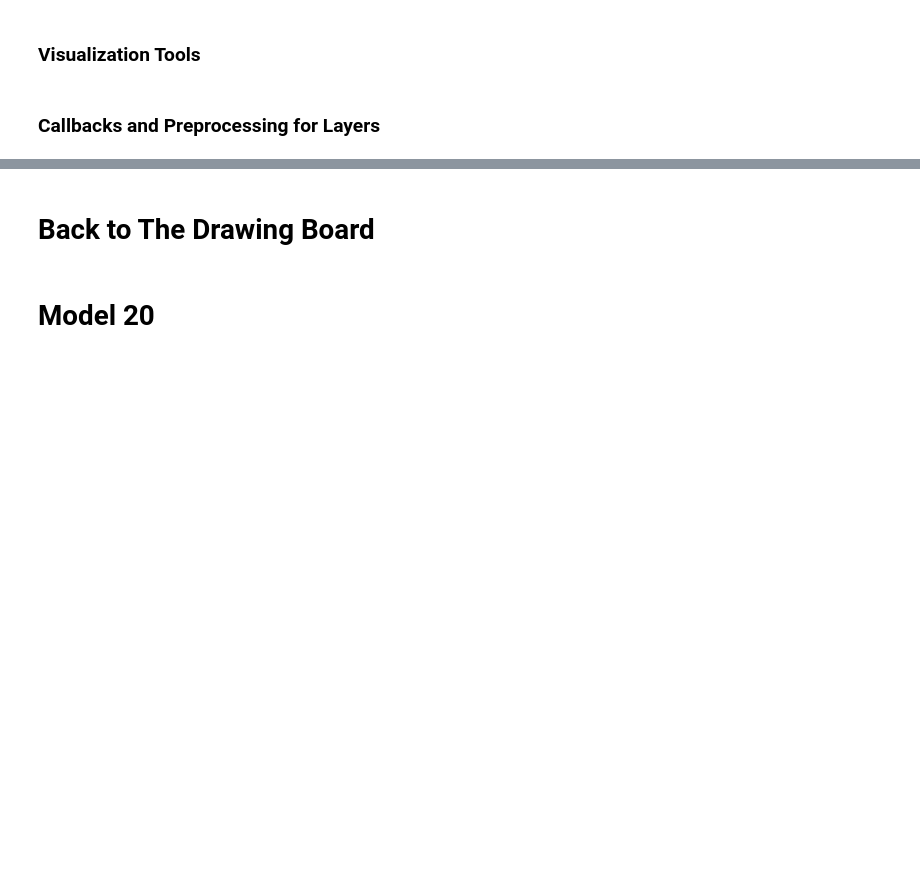
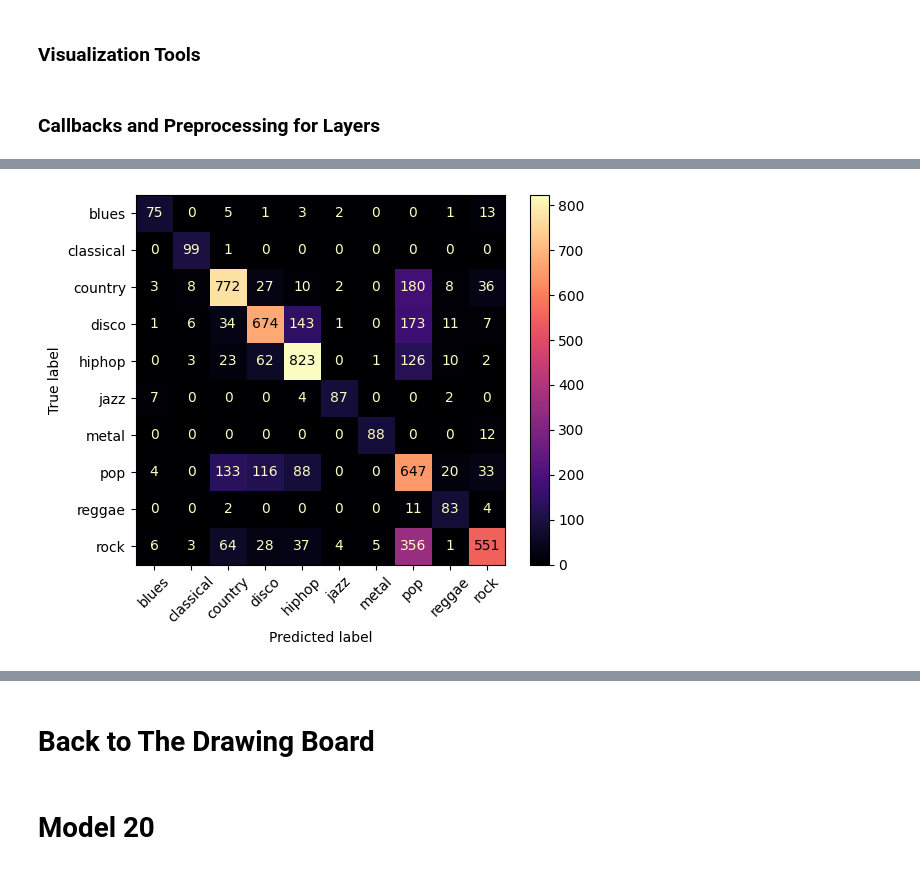
Before and after one commit to hutsonjo/CNN_Music_Classifier, a Jupyter notebook: src/music_classifier/model/training/Training.ipynb, the cells around one changed output, grey strips where cells are left out. Drawn from its saved outputs; the diff is of its cells as text; code cells hidden in the pictures; blank space fills up the shorter version.

```diff
--- a/src/music_classifier/model/training/Training.ipynb
+++ b/src/music_classifier/model/training/Training.ipynb
@@ -246,3 +261,13 @@ class SpecAugment(layers.Layer):
         config.update({"freq_mask_param": self.freq_mask_param,
                         "time_mask_param": self.time_mask_param})
         return config
+# %%
+from sklearn.utils.class_weight import compute_class_weight
+
+class_weights = compute_class_weight(
+    class_weight='balanced',
+    classes=np.unique(y_train),
+    y=y_train
+)
+class_weight_dict = dict(enumerate(class_weights))
+print(class_weight_dict)  # Verify minority classes get higher weights
@@ -248,0 +544,4 @@ class SpecAugment(layers.Layer):
+# %%
+confusion_matrix_plot(CNN_25, X_test, y_test)
+print(CNN_25.evaluate(X_test, y_test))
+# %% [output]
@@ -248,0 +549 @@ class SpecAugment(layers.Layer):
+[figure, added]
```
Also changed, not shown: parts of 17 cells of this notebook, 7 other files.
